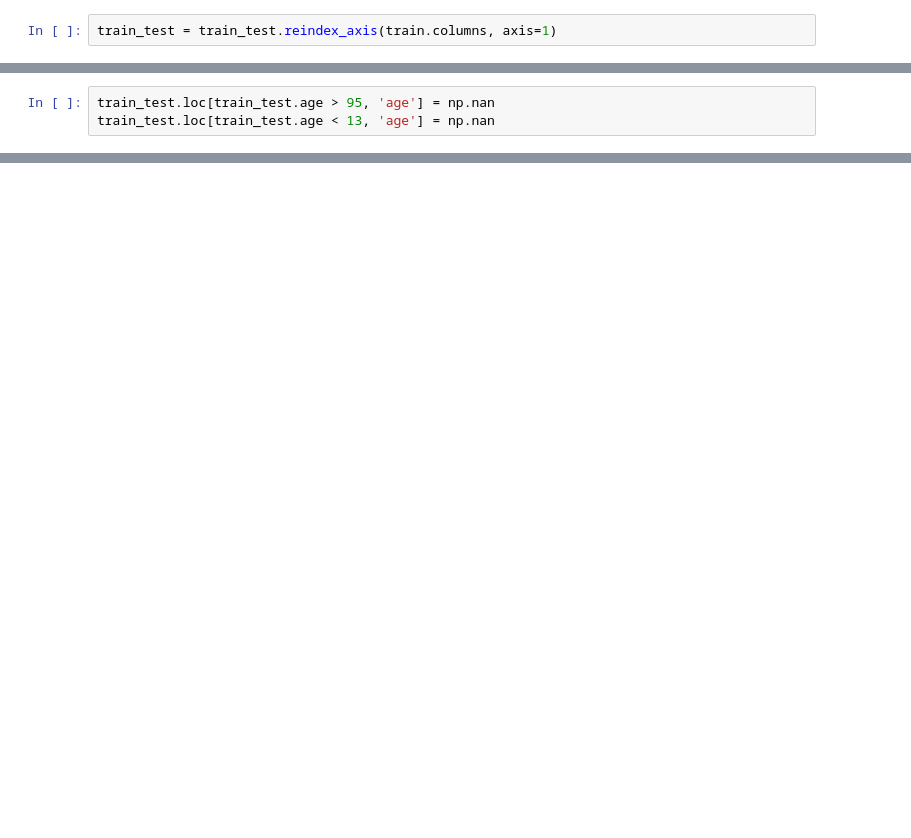
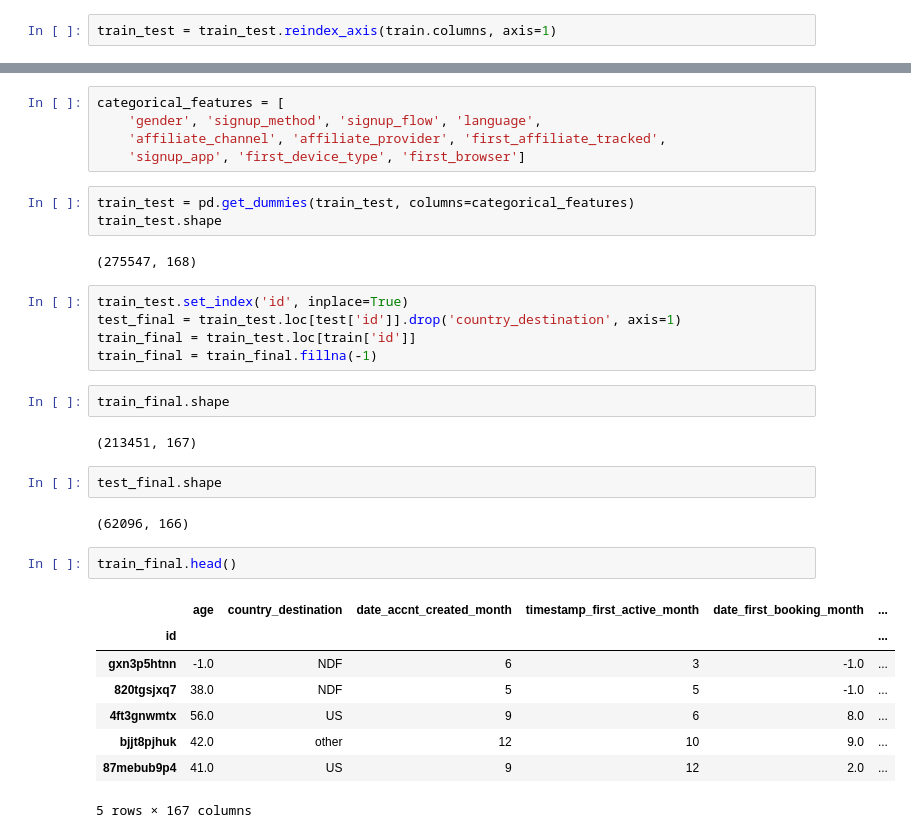
Before and after one commit to sahooa/airbnb_kaggle, a Jupyter notebook: Initial Analysis.ipynb, the cells around one changed output, grey strips where cells are left out. Saved outputs shown, nothing was run; the diff lists cells and outputs as text; blank space fills up the shorter version.

```diff
--- a/Initial Analysis.ipynb
+++ b/Initial Analysis.ipynb
@@ -142,3 +74,0 @@ train_test['date_first_booking']= pd.to_datetime(train_test['date_first_booking'
-# %%
-train_test.loc[train_test.age > 95, 'age'] = np.nan
-train_test.loc[train_test.age < 13, 'age'] = np.nan
@@ -370,0 +75,34 @@ train_test.shape
+# %%
+categorical_features = [
+    'gender', 'signup_method', 'signup_flow', 'language',
+    'affiliate_channel', 'affiliate_provider', 'first_affiliate_tracked',
+    'signup_app', 'first_device_type', 'first_browser']
+# %%
+train_test = pd.get_dummies(train_test, columns=categorical_features)
+train_test.shape
+# %% [output]
+(275547, 168)
+# %%
+train_test.set_index('id', inplace=True)
+test_final = train_test.loc[test['id']].drop('country_destination', axis=1)
+train_final = train_test.loc[train['id']]
+train_final = train_final.fillna(-1)
+# %%
+train_final.shape
+# %% [output]
+(213451, 167)
+# %%
+test_final.shape
+# %% [output]
+(62096, 166)
+# %%
+train_final.head()
+# %% [output]
+|  | age | country_destination | date_accnt_created_month | timestamp_first_active_month | date_first_booking_month | ... |
+| id |  |  |  |  |  | ... |
+| gxn3p5htnn | -1.0 | NDF | 6 | 3 | -1.0 | ... |
+| 820tgsjxq7 | 38.0 | NDF | 5 | 5 | -1.0 | ... |
+| 4ft3gnwmtx | 56.0 | US | 9 | 6 | 8.0 | ... |
+| bjjt8pjhuk | 42.0 | other | 12 | 10 | 9.0 | ... |
+| 87mebub9p4 | 41.0 | US | 9 | 12 | 2.0 | ... |
+5 rows × 167 columns
```
Also changed, not shown: parts of 178 cells of this notebook.
